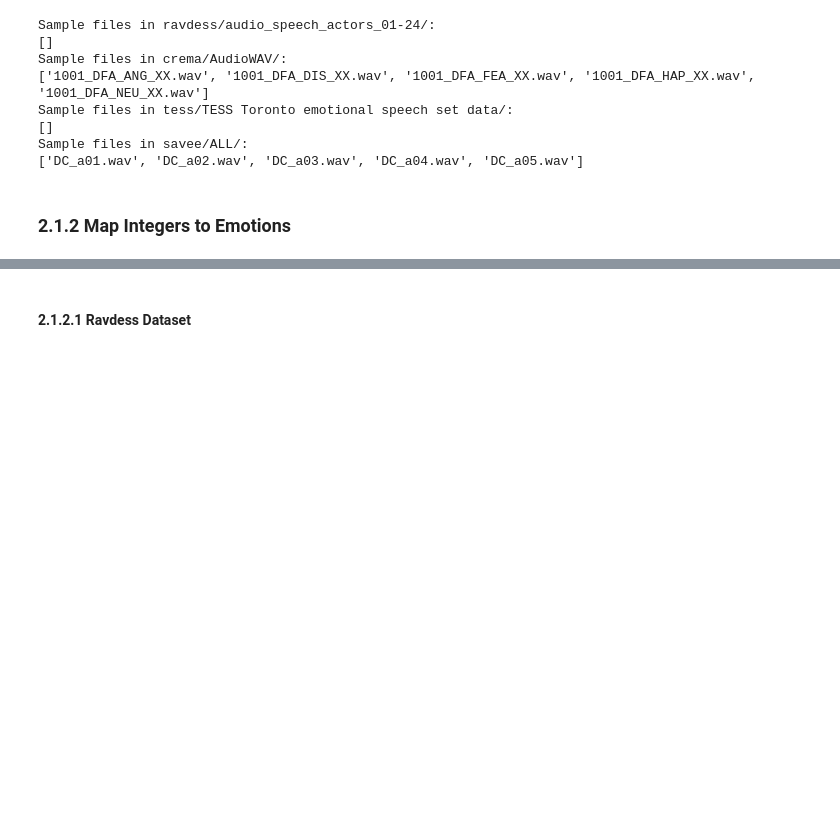
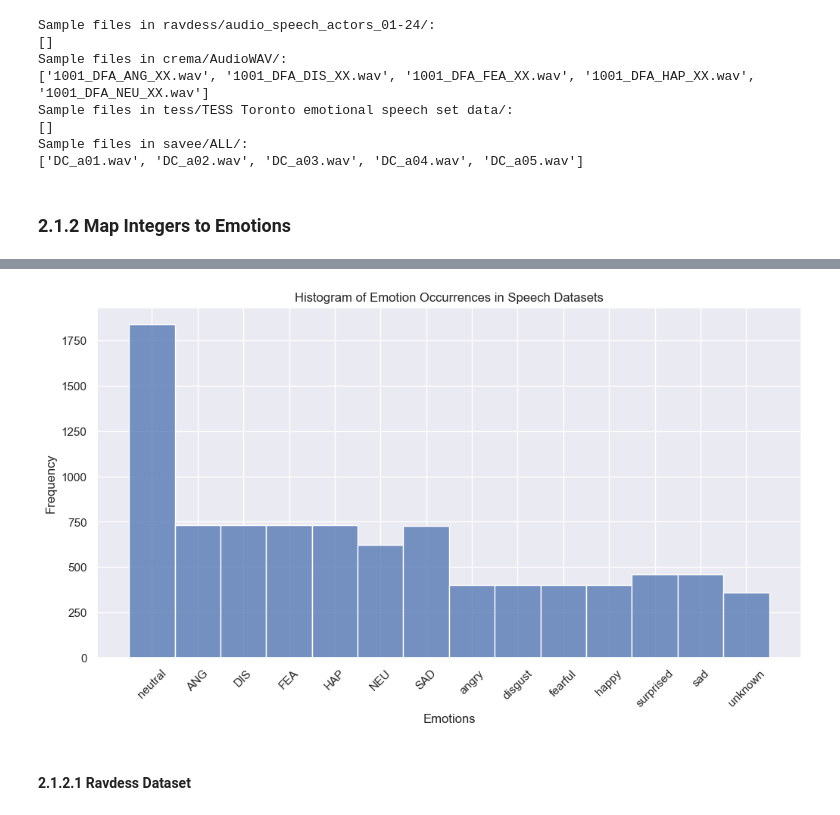
Before and after one commit to SWangechi/SpeechEmotionRecognition, a Jupyter notebook: speechEmotionRecognition.ipynb, the cells around one changed output, grey strips where cells are left out. Drawn from its saved outputs; the diff is of its cells as text; code cells hidden in the pictures; blank space fills up the shorter version.

```diff
--- a/speechEmotionRecognition.ipynb
+++ b/speechEmotionRecognition.ipynb
@@ -72,3 +320,13 @@ Sample files in savee/ALL/:
+# %%
+plt.figure(figsize=(12, 6))
+sns.histplot(all_data['label'], bins=len(emotion_counts), kde=False, palette="viridis")
+plt.xlabel("Emotions")
+plt.ylabel("Frequency")
+plt.title("Histogram of Emotion Occurrences in Speech Datasets")
+plt.xticks(rotation=45)
+plt.show()
+# %% [output]
+[figure, added]
 # %% [markdown]
 #### 2.1.2.1 Ravdess Dataset
 # %% [markdown]
```
Also changed, not shown: parts of 37 cells of this notebook, 1 other file.
